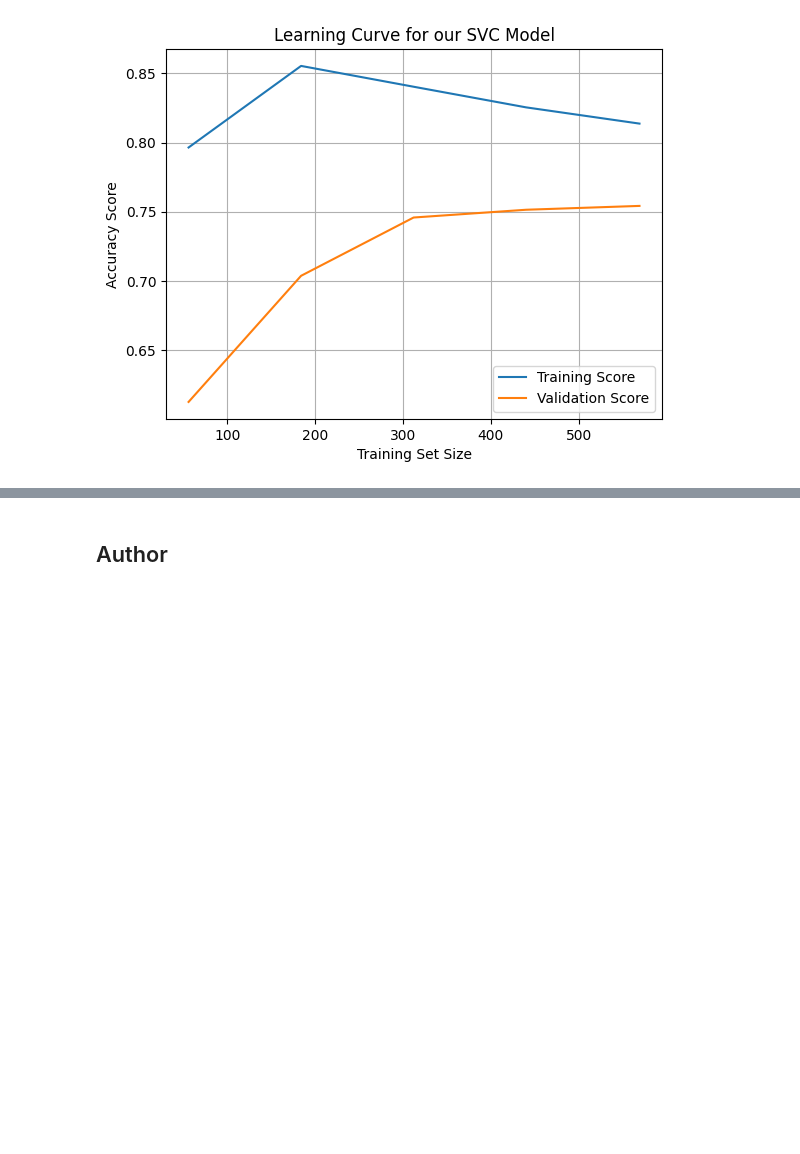
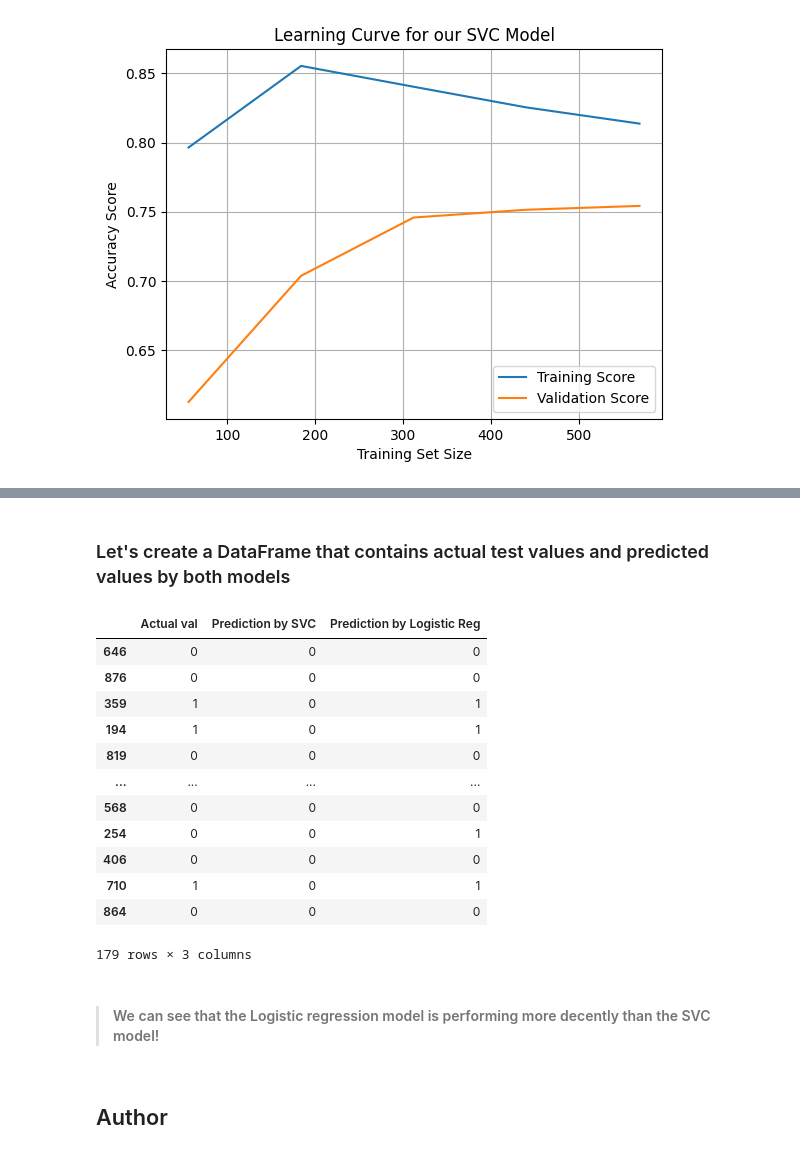
Before and after one commit to MohammadAdnanKhan/Codsoft, a Jupyter notebook: Titanic Survival Prediction CodSoft.ipynb, the cells around one changed output, grey strips where cells are left out. Saved outputs shown, nothing was run; the diff lists cells and outputs as text; code cells hidden in the pictures; blank space fills up the shorter version.

```diff
--- a/Titanic Survival Prediction CodSoft.ipynb
+++ b/Titanic Survival Prediction CodSoft.ipynb
@@ -348,3 +385,25 @@ plt.show()
+# %% [markdown]
+### Let's create a DataFrame that contains actual test values and predicted values by both models
+# %%
+prediction_df=pd.DataFrame({'Actual val':Y_test,'Prediction by SVC':predictions,'Prediction by Logistic Reg':yhat2})
+# %%
+prediction_df
+# %% [output]
+|  | Actual val | Prediction by SVC | Prediction by Logistic Reg |
+| 646 | 0 | 0 | 0 |
+| 876 | 0 | 0 | 0 |
+| 359 | 1 | 0 | 1 |
+| 194 | 1 | 0 | 1 |
+| 819 | 0 | 0 | 0 |
+| ... | ... | ... | ... |
+| 568 | 0 | 0 | 0 |
+| 254 | 0 | 0 | 1 |
+| 406 | 0 | 0 | 0 |
+| 710 | 1 | 0 | 1 |
+| 864 | 0 | 0 | 0 |
+179 rows × 3 columns
+# %% [markdown]
+> #### We can see that the Logistic regression model is performing more decently than the SVC model!
 # %% [markdown]
 ## Author
 # %% [markdown]
```
Also changed, not shown: parts of 14 cells of this notebook.
